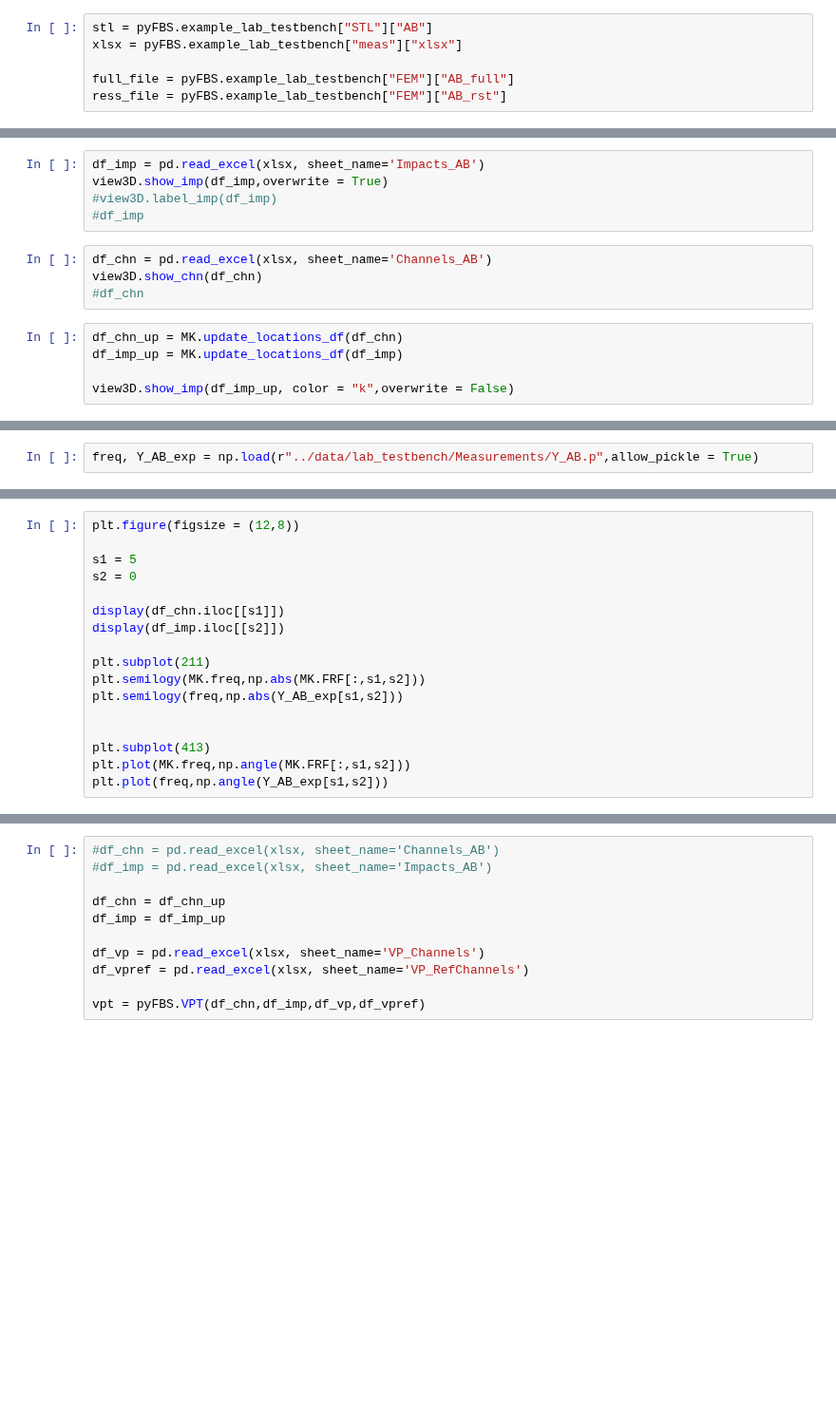
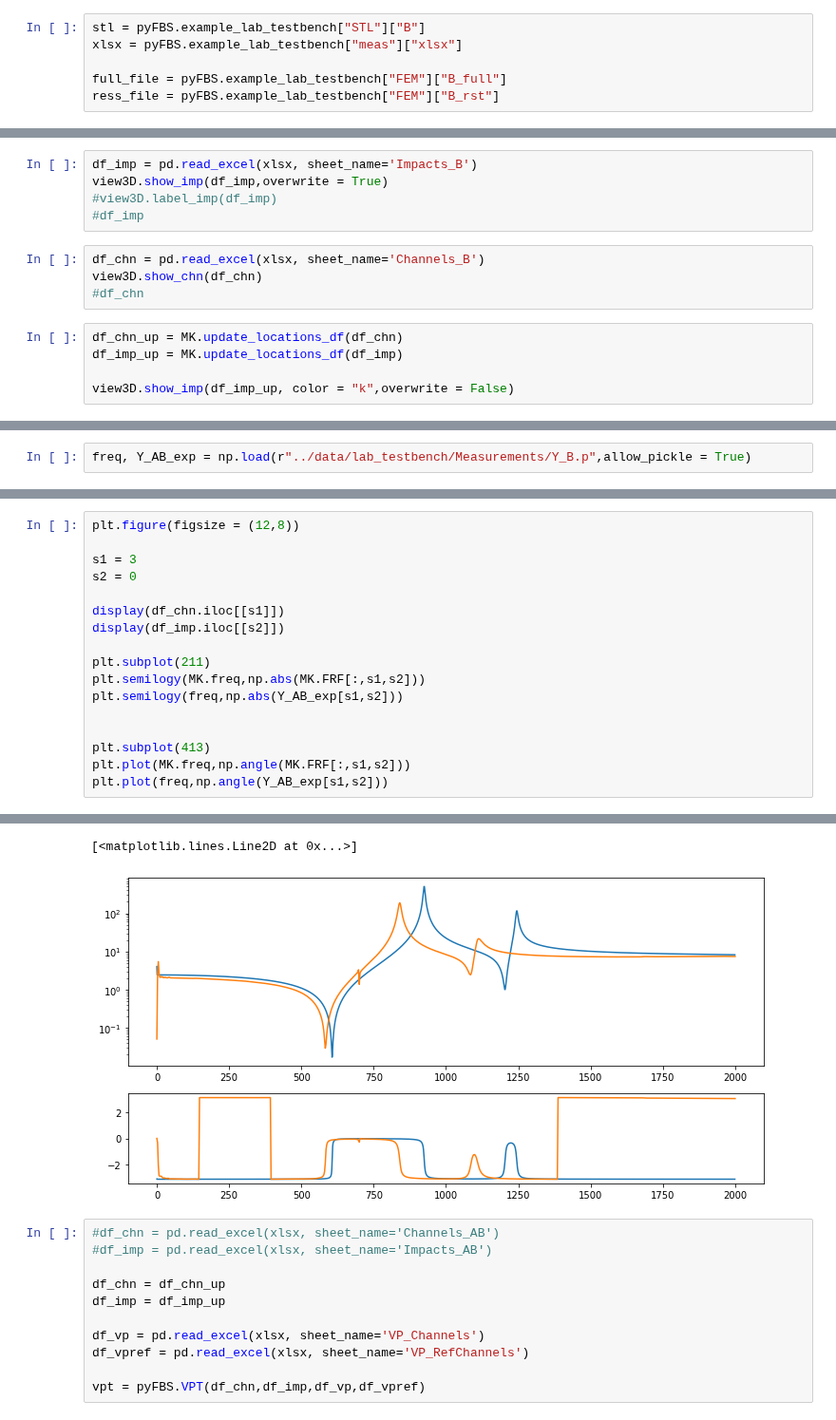
Before and after one commit to yannikmadeheim-del/pyFBS-nonlinear, a Jupyter notebook: examples/MCK_AM.ipynb, the cells around one changed output, grey strips where cells are left out. Shown at 95% size. Drawn from its saved outputs; the diff is of its cells as text; blank space fills up the shorter version.

```diff
--- a/examples/MCK_AM.ipynb
+++ b/examples/MCK_AM.ipynb
@@ -63,9 +29,9 @@ pyFBS.example_auto_testbench
 # %%
-stl = pyFBS.example_lab_testbench["STL"]["AB"]
+stl = pyFBS.example_lab_testbench["STL"]["B"]
 xlsx = pyFBS.example_lab_testbench["meas"]["xlsx"]
 
-full_file = pyFBS.example_lab_testbench["FEM"]["AB_full"]
-ress_file = pyFBS.example_lab_testbench["FEM"]["AB_rst"]
+full_file = pyFBS.example_lab_testbench["FEM"]["B_full"]
+ress_file = pyFBS.example_lab_testbench["FEM"]["B_rst"]
 # %%
 MK = pyFBS.MK_model(ress_file,full_file,no_modes = 100,recalculate = False)
 # %%
@@ -86,10 +65,10 @@ view3D.add_modeshape(mode_dict,run_animation = True)
 # %%
-df_imp = pd.read_excel(xlsx, sheet_name='Impacts_AB')
+df_imp = pd.read_excel(xlsx, sheet_name='Impacts_B')
 view3D.show_imp(df_imp,overwrite = True)
 #view3D.label_imp(df_imp)
 #df_imp
 # %%
-df_chn = pd.read_excel(xlsx, sheet_name='Channels_AB')
+df_chn = pd.read_excel(xlsx, sheet_name='Channels_B')
 view3D.show_chn(df_chn)
 #df_chn
 # %%
@@ -102,2 +81,2 @@ MK.FRF_synth(df_chn,df_imp,modal_damping = 0.003,frf_type = "accelerance")
 # %%
-freq, Y_AB_exp = np.load(r"../data/lab_testbench/Measurements/Y_AB.p",allow_pickle = True)
+freq, Y_AB_exp = np.load(r"../data/lab_testbench/Measurements/Y_B.p",allow_pickle = True)
@@ -104,7 +155,7 @@ freq, Y_AB_exp = np.load(r"../data/lab_testbench/Measurements/Y_AB.p",allow_pick
 # %%
 plt.figure(figsize = (12,8))
 
-s1 = 5
+s1 = 3
 s2 = 0
 
 display(df_chn.iloc[[s1]])
@@ -118,3 +169,4 @@ plt.semilogy(freq,np.abs(Y_AB_exp[s1,s2]))
 plt.subplot(413)
 plt.plot(MK.freq,np.angle(MK.FRF[:,s1,s2]))
 plt.plot(freq,np.angle(Y_AB_exp[s1,s2]))
+# %% [output]
@@ -121,3 +177,5 @@ plt.plot(freq,np.angle(Y_AB_exp[s1,s2]))
+[<matplotlib.lines.Line2D at 0x...>]
+[figure, added]
 # %%
 #df_chn = pd.read_excel(xlsx, sheet_name='Channels_AB')
 #df_imp = pd.read_excel(xlsx, sheet_name='Impacts_AB')
```
Also changed, not shown: parts of 21 cells of this notebook, 11 other files.
